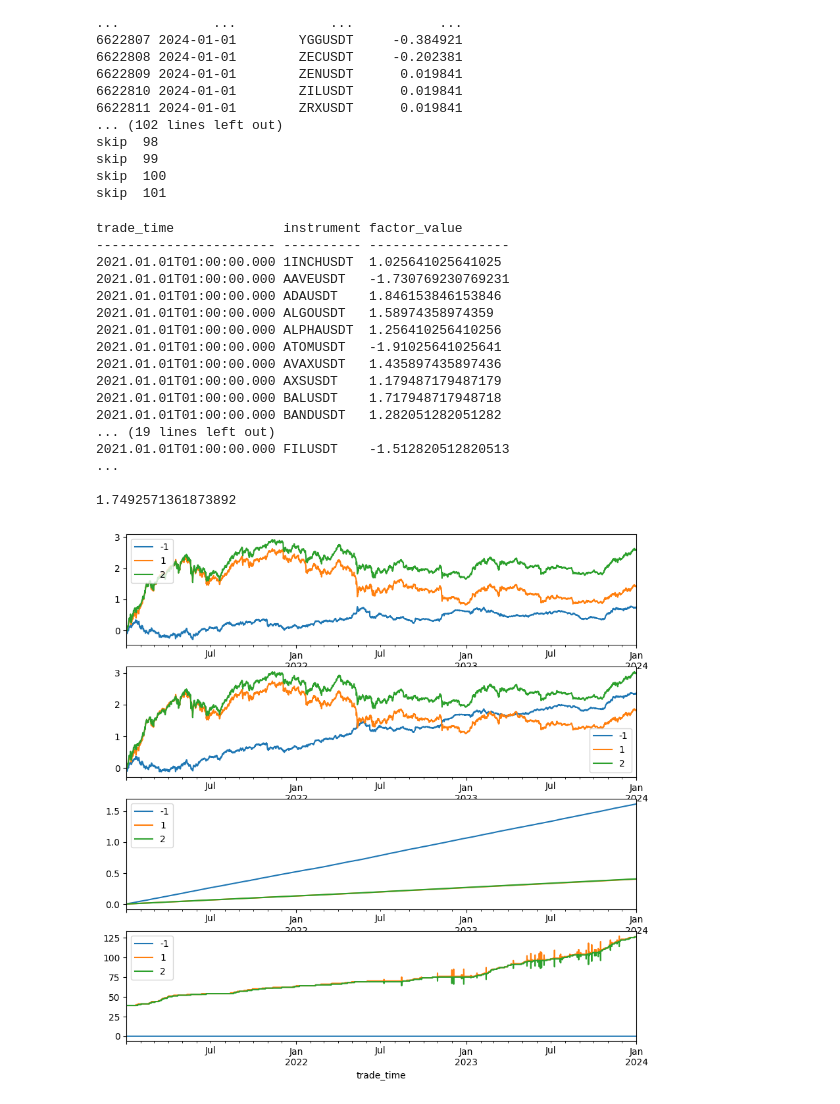
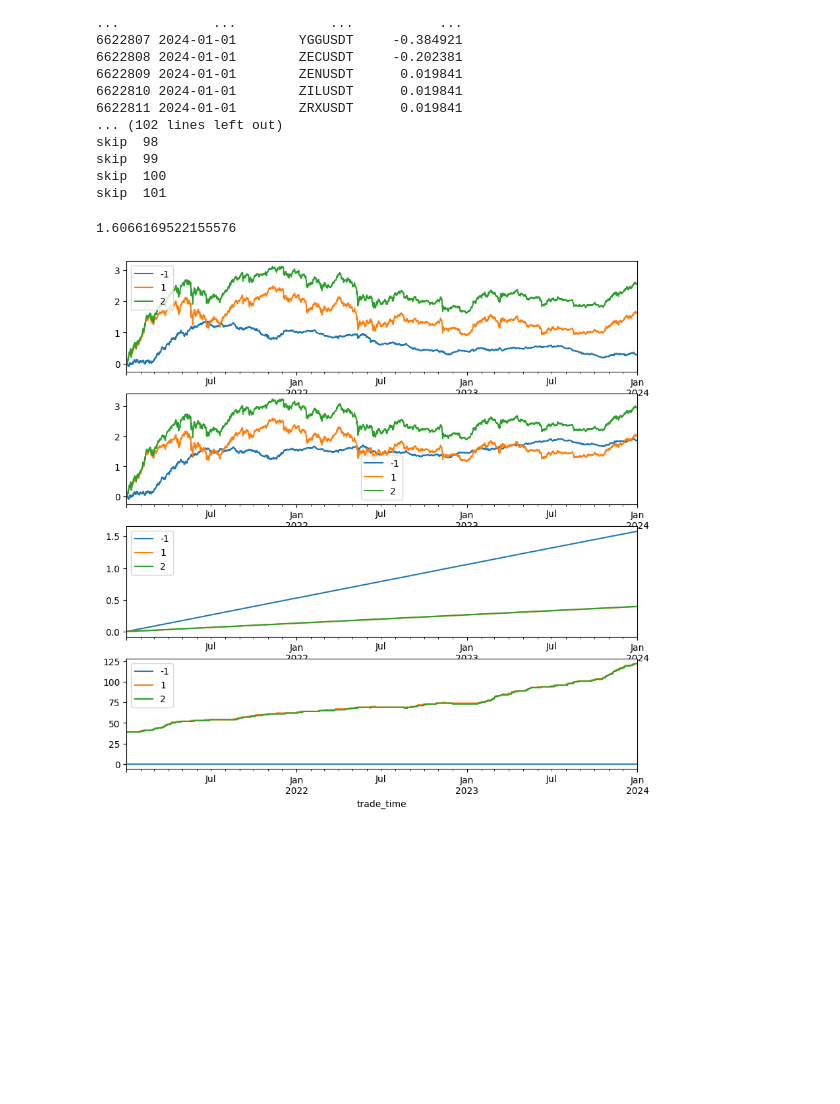
Before and after one commit to zhengow/factor, a Jupyter notebook: backtest.ipynb, the cells around one changed output. Cells and saved outputs as stored; diff of their text form; code cells hidden in the pictures; blank space fills up the shorter version.

```diff
--- a/backtest.ipynb
+++ b/backtest.ipynb
@@ -119,44 +119,28 @@ skip  101
 # %%
 sess = ddb.session(host='localhost', port=8848, userid='admin', password='123456')
 sess.runFile('factors/alpha101.dos')
 sess.run('''
     instruments = select trade_time as tradetime, instrument as securityid, open, high, low, close, volume as vol from loadTable("dfs://crypto_db", "k_hour") order by trade_time, instrument
     ''')
 
-i = 19
+i = 30
 df = sess.run(f'''
     factor = calAlpha{i}(instruments, 2020.12.01 00:00:00.000, 2024.01.01 00:00:00.000)
     factor = table(factor.rowNames() as trade_time, factor)
     factor = factor.unpivot(`trade_time, factor.columnNames()[1:])
     factor.rename!(`trade_time`instrument`factor_value)
     factor = select trade_time, instrument, factor_value from factor where factor_value is not null
     select * from factor where trade_time >= 2021.01.01 00:00:00.000 order by trade_time, instrument
 ''')
 # df['factor_value'] = -df['factor_value']
 sess.close()
 # df = df[df['trade_time'] >= '20200201']
 # print(df)
 result = backtest(df, 2)
 sharpe = cal_sharpe(result[result['grp']==-1]['cumret'])
 print(sharpe)
 draw(result)
 # %% [output]
-trade_time              instrument factor_value
------------------------ ---------- ------------------
-2021.01.01T01:00:00.000 1INCHUSDT  1.025641025641025
-2021.01.01T01:00:00.000 AAVEUSDT   -1.730769230769231
-2021.01.01T01:00:00.000 ADAUSDT    1.846153846153846
-2021.01.01T01:00:00.000 ALGOUSDT   1.58974358974359
-2021.01.01T01:00:00.000 ALPHAUSDT  1.256410256410256
-2021.01.01T01:00:00.000 ATOMUSDT   -1.91025641025641
-2021.01.01T01:00:00.000 AVAXUSDT   1.435897435897436
-2021.01.01T01:00:00.000 AXSUSDT    1.179487179487179
-2021.01.01T01:00:00.000 BALUSDT    1.717948717948718
-2021.01.01T01:00:00.000 BANDUSDT   1.282051282051282
-... (19 lines left out)
-2021.01.01T01:00:00.000 FILUSDT    -1.512820512820513
-...
-
-1.7492571361873892
+1.6066169522155576
-[figure, old version]
+[figure, new version]
 # %%
```
Also changed, not shown: parts of 21 cells of this notebook, 11 other files.
